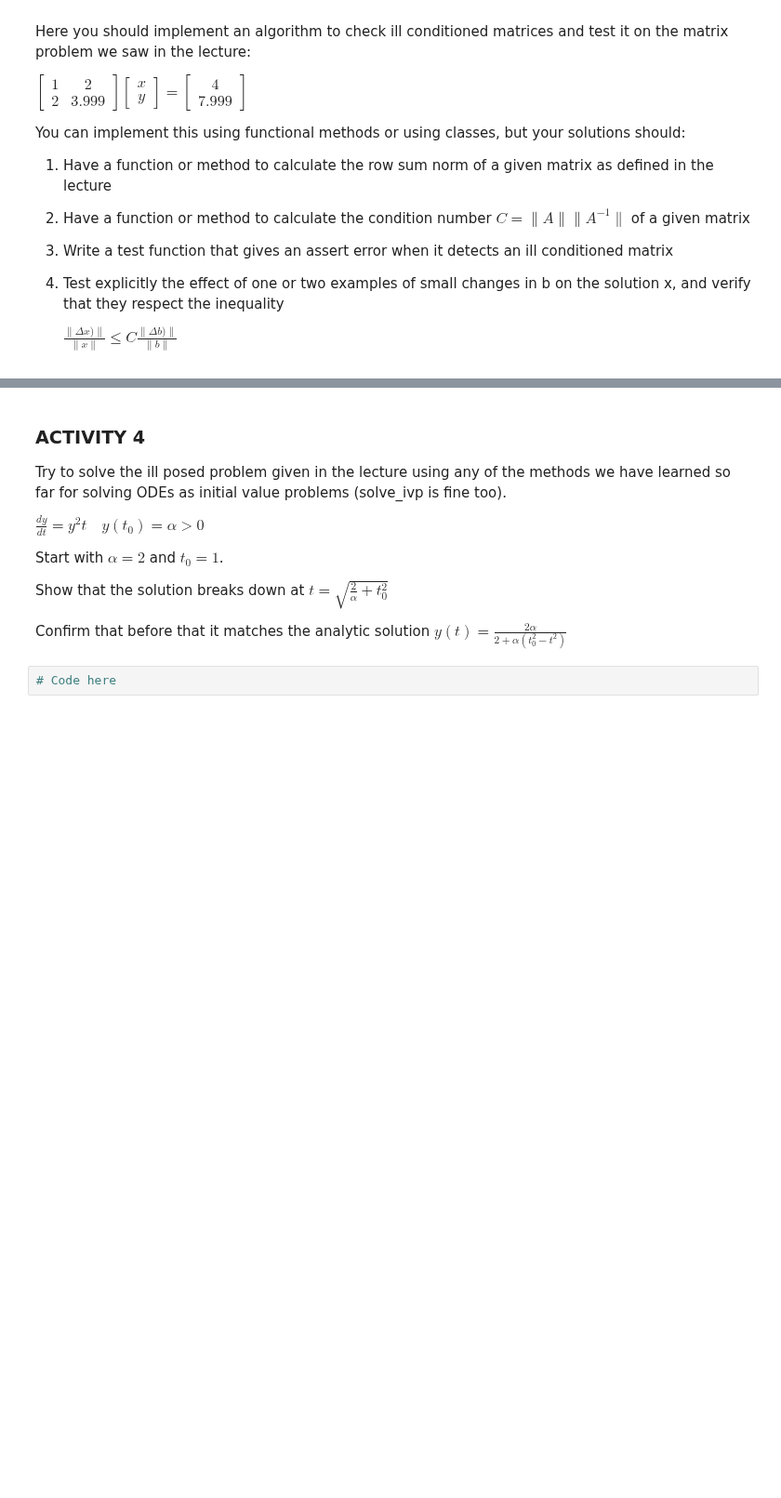
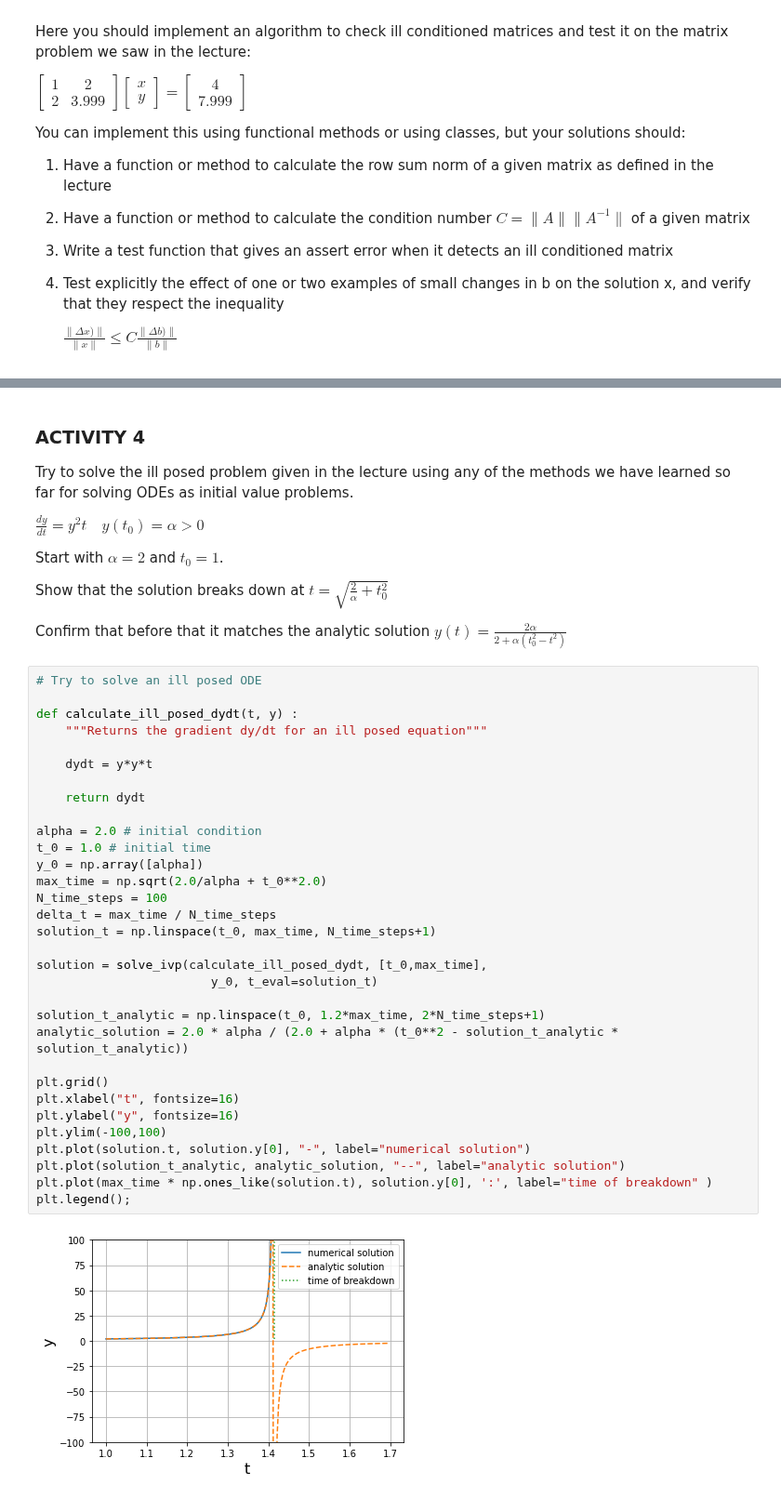
Before and after one commit to KAClough/TopicsInSciComp, a Jupyter notebook: Solutions/Week8_LabExercises_Solutions.ipynb, the cells around one changed output, grey strips where cells are left out. Shown at 93% size. Cells and saved outputs as stored; diff of their text form; blank space fills up the shorter version.

```diff
--- a/Notebooks/PYLabs/Week8_LabExercises.ipynb
+++ b/Solutions/Week8_LabExercises_Solutions.ipynb
@@ -254,7 +372,7 @@ You can even try to implement it and verify how small changes in the coefficient
 # %% [markdown]
 ### ACTIVITY 4
 
-Try to solve the ill posed problem given in the lecture using any of the methods we have learned so far for solving ODEs as initial value problems (solve_ivp is fine too).
+Try to solve the ill posed problem given in the lecture using any of the methods we have learned so far for solving ODEs as initial value problems.
 
 $\frac{dy}{dt} = y^2 t \quad y(t_0) = \alpha > 0$
 
@@ -264,4 +382,36 @@ Show that the solution breaks down at $t = \sqrt{\frac{2}{\alpha} + t_0^2}$
 
 Confirm that before that it matches the analytic solution $y(t) = \frac{2\alpha}{2+\alpha(t_0^2 - t^2)}$
 # %%
-# Code here
+# Try to solve an ill posed ODE
+
+def calculate_ill_posed_dydt(t, y) :
+    """Returns the gradient dy/dt for an ill posed equation"""
+
+    dydt = y*y*t
+
+    return dydt
+
+alpha = 2.0 # initial condition
+t_0 = 1.0 # initial time
+y_0 = np.array([alpha])
+max_time = np.sqrt(2.0/alpha + t_0**2.0)
+N_time_steps = 100
+delta_t = max_time / N_time_steps
+solution_t = np.linspace(t_0, max_time, N_time_steps+1)
+
+solution = solve_ivp(calculate_ill_posed_dydt, [t_0,max_time],
+                        y_0, t_eval=solution_t)
+
+solution_t_analytic = np.linspace(t_0, 1.2*max_time, 2*N_time_steps+1)
+analytic_solution = 2.0 * alpha / (2.0 + alpha * (t_0**2 - solution_t_analytic * solution_t_analytic))
+
+plt.grid()
+plt.xlabel("t", fontsize=16)
+plt.ylabel("y", fontsize=16)
+plt.ylim(-100,100)
+plt.plot(solution.t, solution.y[0], "-", label="numerical solution")
+plt.plot(solution_t_analytic, analytic_solution, "--", label="analytic solution")
+plt.plot(max_time * np.ones_like(solution.t), solution.y[0], ':', label="time of breakdown" )
+plt.legend();
+# %% [output]
+[figure, added]
```
Also changed, not shown: parts of 10 cells of this notebook, 1 other file.
